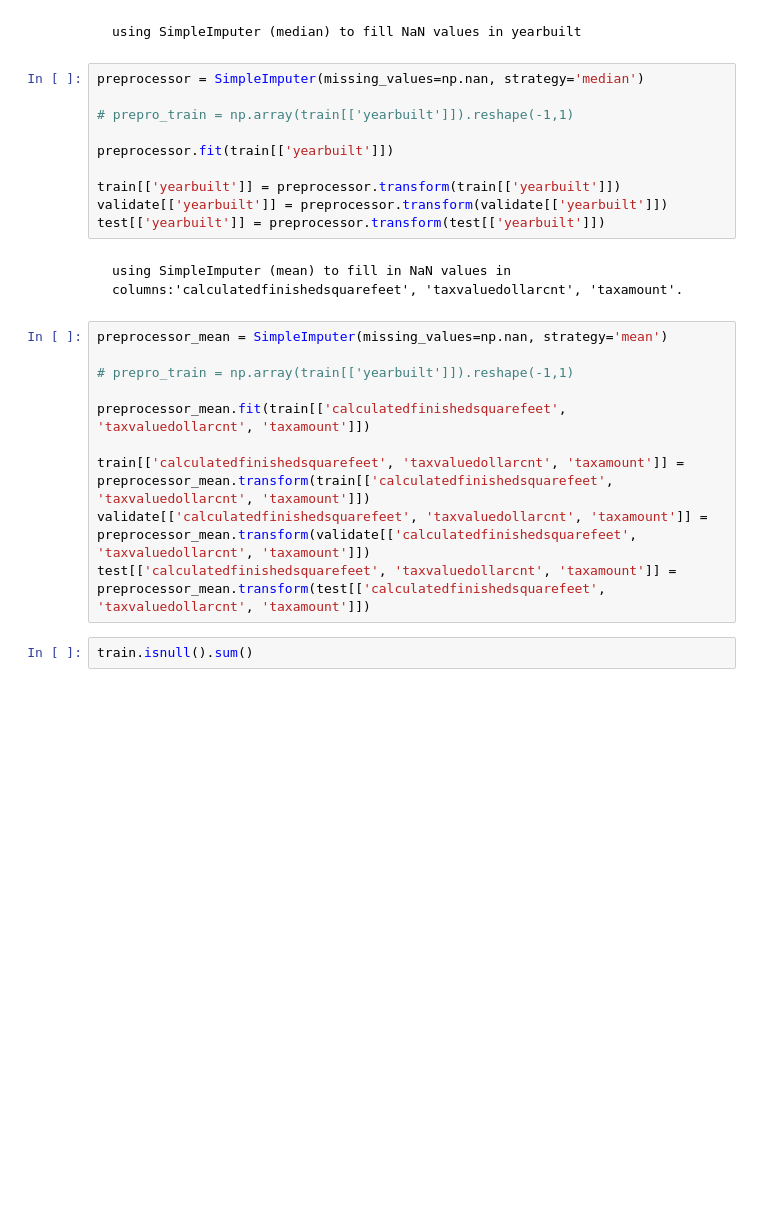
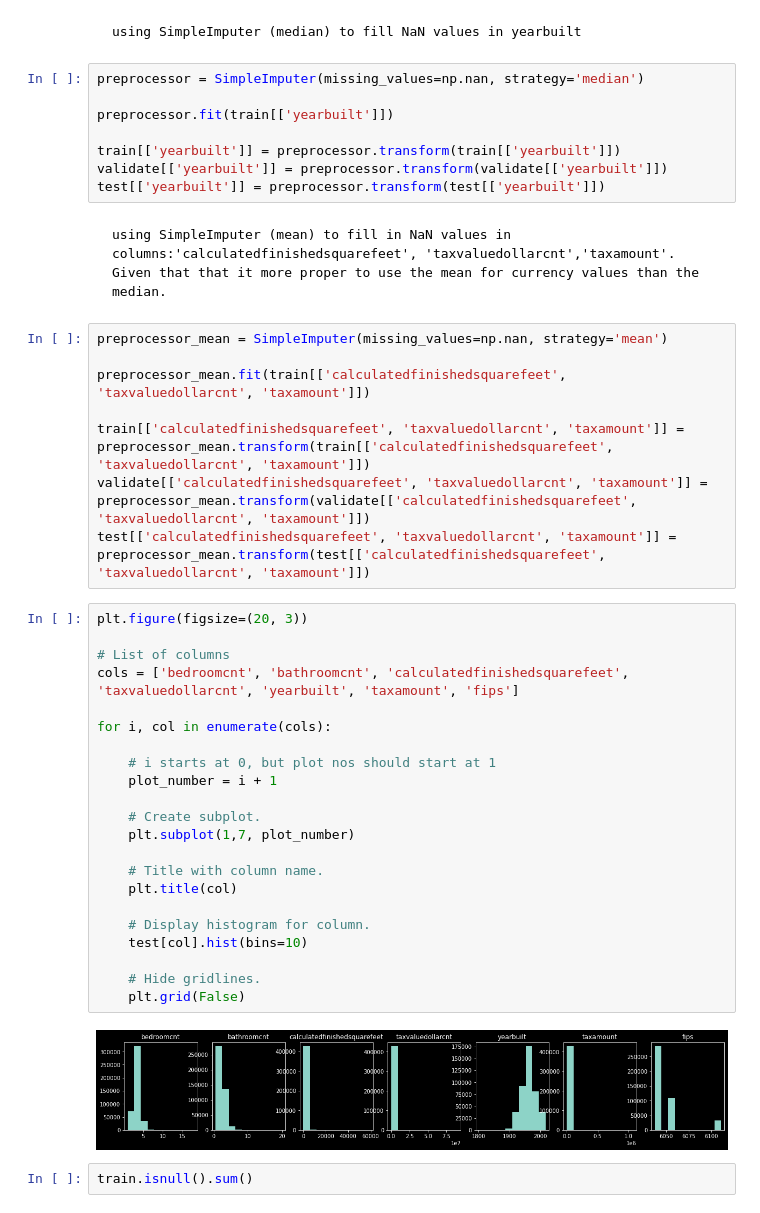
Before and after one commit to sgtcurran/regression-exercises, a Jupyter notebook: wrangle.ipynb, the cells around one changed output. Saved outputs shown, nothing was run; the diff lists cells and outputs as text; blank space fills up the shorter version.

```diff
--- a/wrangle.ipynb
+++ b/wrangle.ipynb
@@ -252,8 +266,6 @@ train, validate = train_test_split(train_validate, test_size=0.3, random_state=4
     using SimpleImputer (median) to fill NaN values in yearbuilt
 # %%
 preprocessor = SimpleImputer(missing_values=np.nan, strategy='median')
-
-# prepro_train = np.array(train[['yearbuilt']]).reshape(-1,1)
 
 preprocessor.fit(train[['yearbuilt']])
 
@@ -261,17 +273,39 @@ train[['yearbuilt']] = preprocessor.transform(train[['yearbuilt']])
 validate[['yearbuilt']] = preprocessor.transform(validate[['yearbuilt']])
 test[['yearbuilt']] = preprocessor.transform(test[['yearbuilt']])
 # %% [markdown]
-    using SimpleImputer (mean) to fill in NaN values in columns:'calculatedfinishedsquarefeet', 'taxvaluedollarcnt', 'taxamount'.
+    using SimpleImputer (mean) to fill in NaN values in columns:'calculatedfinishedsquarefeet', 'taxvaluedollarcnt','taxamount'. Given that that it more proper to use the mean for currency values than the median.
 # %%
 preprocessor_mean = SimpleImputer(missing_values=np.nan, strategy='mean')
-
-# prepro_train = np.array(train[['yearbuilt']]).reshape(-1,1)
 
 preprocessor_mean.fit(train[['calculatedfinishedsquarefeet', 'taxvaluedollarcnt', 'taxamount']])
 
 train[['calculatedfinishedsquarefeet', 'taxvaluedollarcnt', 'taxamount']] = preprocessor_mean.transform(train[['calculatedfinishedsquarefeet', 'taxvaluedollarcnt', 'taxamount']])
 validate[['calculatedfinishedsquarefeet', 'taxvaluedollarcnt', 'taxamount']] = preprocessor_mean.transform(validate[['calculatedfinishedsquarefeet', 'taxvaluedollarcnt', 'taxamount']])
 test[['calculatedfinishedsquarefeet', 'taxvaluedollarcnt', 'taxamount']] = preprocessor_mean.transform(test[['calculatedfinishedsquarefeet', 'taxvaluedollarcnt', 'taxamount']])
+# %%
+plt.figure(figsize=(20, 3))
+
+# List of columns
+cols = ['bedroomcnt', 'bathroomcnt', 'calculatedfinishedsquarefeet', 'taxvaluedollarcnt', 'yearbuilt', 'taxamount', 'fips']
+
+for i, col in enumerate(cols):
+
+    # i starts at 0, but plot nos should start at 1
+    plot_number = i + 1
+
+    # Create subplot.
+    plt.subplot(1,7, plot_number)
+
+    # Title with column name.
+    plt.title(col)
+
+    # Display histogram for column.
+    test[col].hist(bins=10)
+
+    # Hide gridlines.
+    plt.grid(False)
+# %% [output]
+[figure, added]
 # %%
 train.isnull().sum()
 # %% [output]
```
Also changed, not shown: parts of 6 cells of this notebook.
